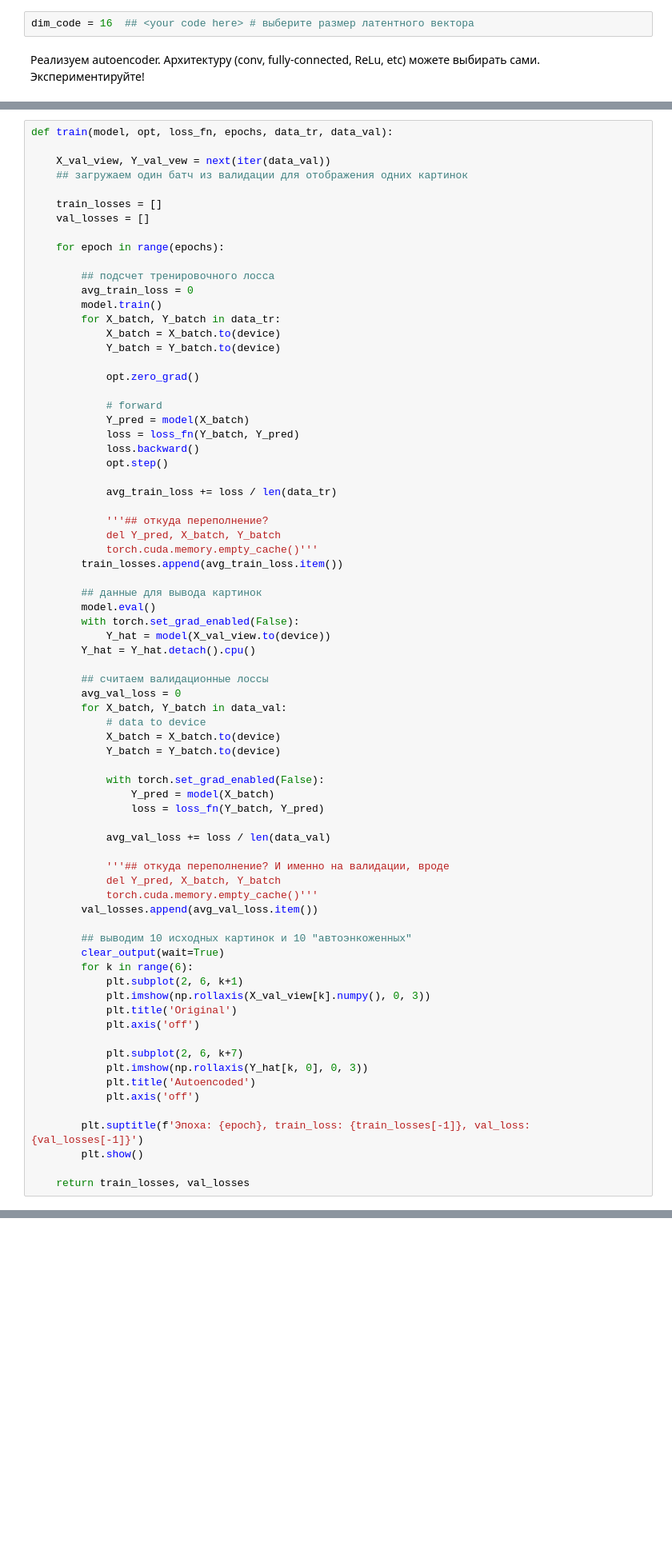
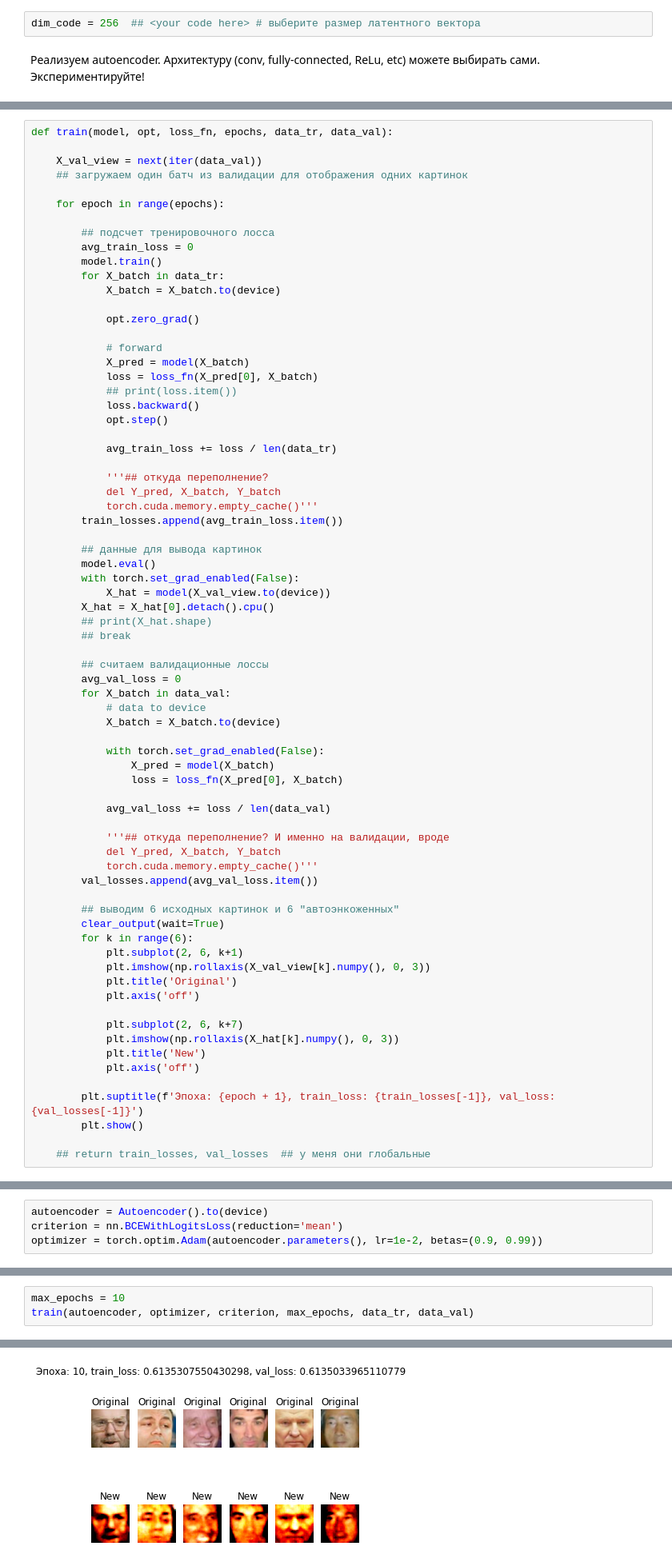
Before and after one commit to gbrs/DLS_1_2022_spring, a Jupyter notebook: adv 19 Домашнее задание. Автоэнкодеры/19 [hw]autoencoders.ipynb, the cells around one changed output, grey strips where cells are left out. Shown at 80% size. Cells and saved outputs as stored; diff of their text form; blank space fills up the shorter version.

Commit message:
started the training process

```diff
--- a/adv 19 Домашнее задание. Автоэнкодеры/19 [hw]autoencoders.ipynb
+++ b/adv 19 Домашнее задание. Автоэнкодеры/19 [hw]autoencoders.ipynb
@@ -154,7 +183,7 @@ data_tr, data_val
 
 ^ напомню, что автоэнкодер выглядит вот так
 # %%
-dim_code = 16  ## <your code here> # выберите размер латентного вектора
+dim_code = 256  ## <your code here> # выберите размер латентного вектора
 # %% [markdown]
 Реализуем autoencoder. Архитектуру (conv, fully-connected, ReLu, etc) можете выбирать сами. Экспериментируйте!
 # %%
@@ -255,26 +258,23 @@ optimizer = torch.optim.Adam(autoencoder.parameters())
 # %%
 def train(model, opt, loss_fn, epochs, data_tr, data_val):
 
-    X_val_view, Y_val_vew = next(iter(data_val))
+    X_val_view = next(iter(data_val))
     ## загружаем один батч из валидации для отображения одних картинок
-
-    train_losses = []
-    val_losses = []
 
     for epoch in range(epochs):
 
         ## подсчет тренировочного лосса
         avg_train_loss = 0
         model.train()
-        for X_batch, Y_batch in data_tr:
+        for X_batch in data_tr:
             X_batch = X_batch.to(device)
-            Y_batch = Y_batch.to(device)
 
             opt.zero_grad()
 
             # forward
-            Y_pred = model(X_batch)
-            loss = loss_fn(Y_batch, Y_pred)
+            X_pred = model(X_batch)
+            loss = loss_fn(X_pred[0], X_batch)
+            ## print(loss.item())
             loss.backward()
             opt.step()
 
@@ -288,19 +288,20 @@ def train(model, opt, loss_fn, epochs, data_tr, data_val):
         ## данные для вывода картинок
         model.eval()
         with torch.set_grad_enabled(False):
-            Y_hat = model(X_val_view.to(device))
-        Y_hat = Y_hat.detach().cpu()
+            X_hat = model(X_val_view.to(device))
+        X_hat = X_hat[0].detach().cpu()
+        ## print(X_hat.shape)
+        ## break
 
         ## считаем валидационные лоссы
         avg_val_loss = 0
-        for X_batch, Y_batch in data_val:
+        for X_batch in data_val:
             # data to device
             X_batch = X_batch.to(device)
-            Y_batch = Y_batch.to(device)
 
             with torch.set_grad_enabled(False):
-                Y_pred = model(X_batch)
-                loss = loss_fn(Y_batch, Y_pred)
+                X_pred = model(X_batch)
+                loss = loss_fn(X_pred[0], X_batch)
 
             avg_val_loss += loss / len(data_val)
 
@@ -309,7 +310,7 @@ def train(model, opt, loss_fn, epochs, data_tr, data_val):
             torch.cuda.memory.empty_cache()'''
         val_losses.append(avg_val_loss.item())
 
-        ## выводим 10 исходных картинок и 10 "автоэнкоженных"
+        ## выводим 6 исходных картинок и 6 "автоэнкоженных"
         clear_output(wait=True)
         for k in range(6):
             plt.subplot(2, 6, k+1)
@@ -318,11 +319,11 @@ def train(model, opt, loss_fn, epochs, data_tr, data_val):
             plt.axis('off')
 
             plt.subplot(2, 6, k+7)
-            plt.imshow(np.rollaxis(Y_hat[k, 0], 0, 3))
-            plt.title('Autoencoded')
+            plt.imshow(np.rollaxis(X_hat[k].numpy(), 0, 3))
+            plt.title('New')
             plt.axis('off')
 
-        plt.suptitle(f'Эпоха: {epoch}, train_loss: {train_losses[-1]}, val_loss: {val_losses[-1]}')
+        plt.suptitle(f'Эпоха: {epoch + 1}, train_loss: {train_losses[-1]}, val_loss: {val_losses[-1]}')
         plt.show()
 
-    return train_losses, val_losses
+    ## return train_losses, val_losses  ## у меня они глобальные
@@ -328,0 +340,4 @@ def train(model, opt, loss_fn, epochs, data_tr, data_val):
+# %%
+autoencoder = Autoencoder().to(device)
+criterion = nn.BCEWithLogitsLoss(reduction='mean')
+optimizer = torch.optim.Adam(autoencoder.parameters(), lr=1e-2, betas=(0.9, 0.99))
@@ -328,0 +368,4 @@ def train(model, opt, loss_fn, epochs, data_tr, data_val):
+# %%
+max_epochs = 10
+train(autoencoder, optimizer, criterion, max_epochs, data_tr, data_val)
+# %% [output]
@@ -328,0 +378 @@ def train(model, opt, loss_fn, epochs, data_tr, data_val):
+[figure, added]
```
Also changed, not shown: parts of 26 cells of this notebook.
